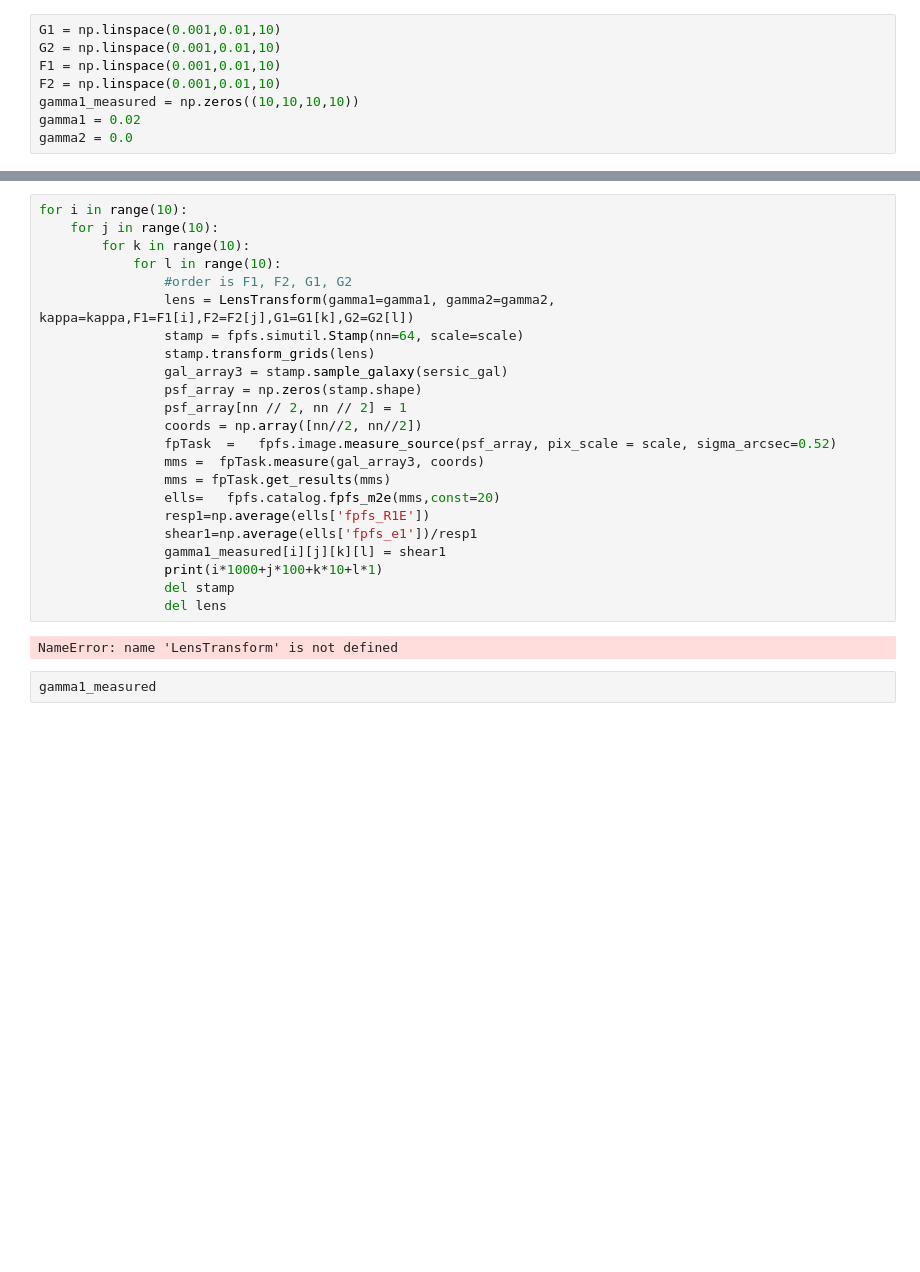
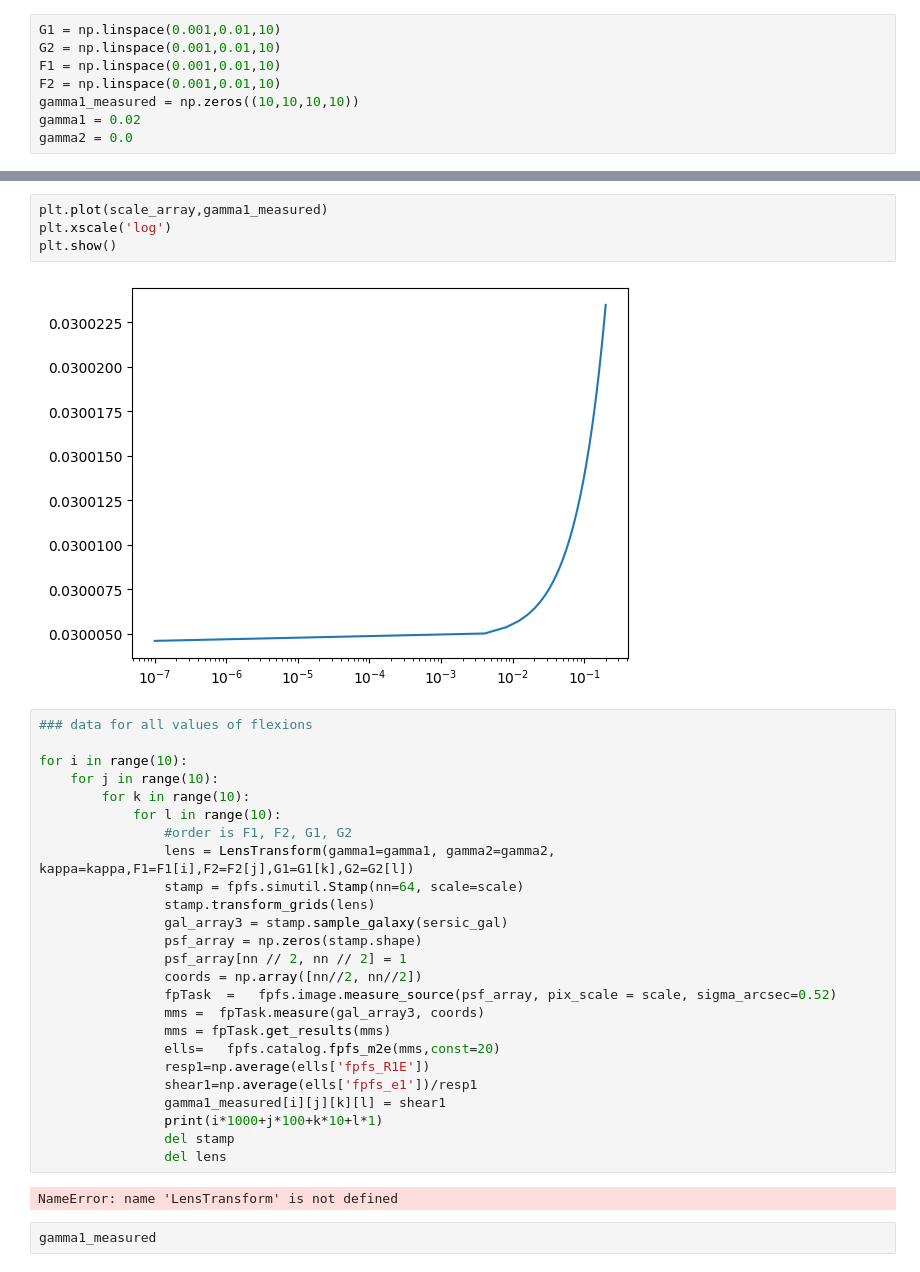
Before and after one commit to mr-superonion/FPFS, a Jupyter notebook: docs/examples/notebooks/8_flexion_bias.ipynb, the cells around one changed output, grey strips where cells are left out. Saved outputs shown, nothing was run; the diff lists cells and outputs as text; blank space fills up the shorter version.

```diff
--- a/docs/examples/notebooks/8_flexion_bias.ipynb
+++ b/docs/examples/notebooks/8_flexion_bias.ipynb
@@ -69,4 +133,12 @@ gamma1_measured[1][5][3][4]
+# %%
+plt.plot(scale_array,gamma1_measured)
+plt.xscale('log')
+plt.show()
+# %% [output]
+[figure, added]
 # %%
+### data for all values of flexions
+
 for i in range(10):
     for j in range(10):
         for k in range(10):
```
Also changed, not shown: parts of 6 cells of this notebook, 1 other file.
